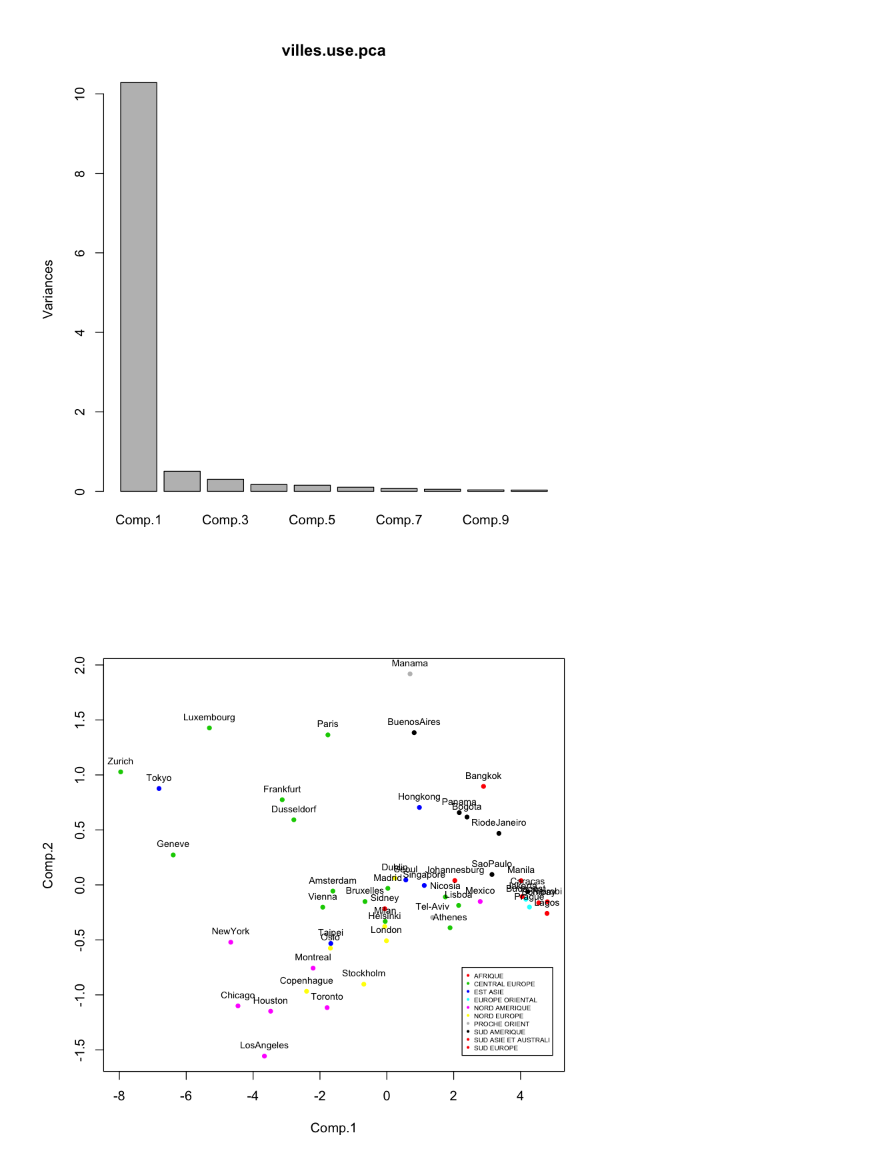
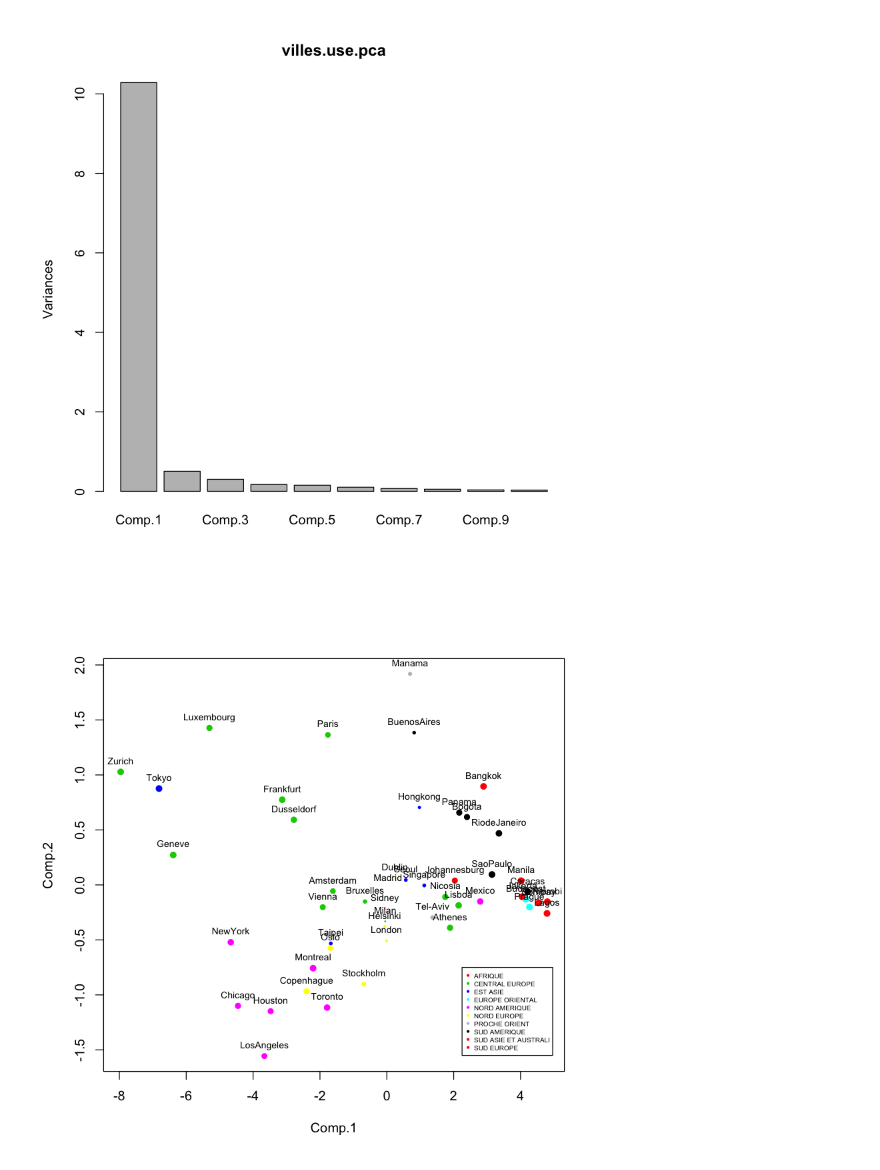
Before and after one commit to garciparedes/r-examples, a Jupyter notebook: notebooks/villes-analysis.ipynb, the cells around one changed output. Cells and saved outputs as stored; diff of their text form; code cells hidden in the pictures.

```diff
--- a/notebooks/villes-analysis.ipynb
+++ b/notebooks/villes-analysis.ipynb
@@ -195,10 +195,10 @@ plot(villes.use.pca)
 # %% [output]
 [figure]
 # %%
-plot(villes.use.pca$scores[,1:2], pch = 20,
+plot(villes.use.pca$scores[,1:2], pch = 20, cex = rowSums(villes.use.pca.ctr.rel[,1:2]) * 1.5,
      col = as.numeric(villes.use[, "Región.del.mundo"]) + 1)
 text(villes.use.pca$scores[,1:2], cex = 0.7, pos = 3,
      labels = sub("94", "", villes.use[,"Ciudad"]))
 legend(2.25,-0.75,levels(villes.use[, "Región.del.mundo"]), pch=20,cex=0.5, col=2:nlevels(villes.use[, "Región.del.mundo"]))
 # %% [output]
-[figure, old version]
+[figure, new version]
```
Also changed, not shown: parts of 3 cells of this notebook.
